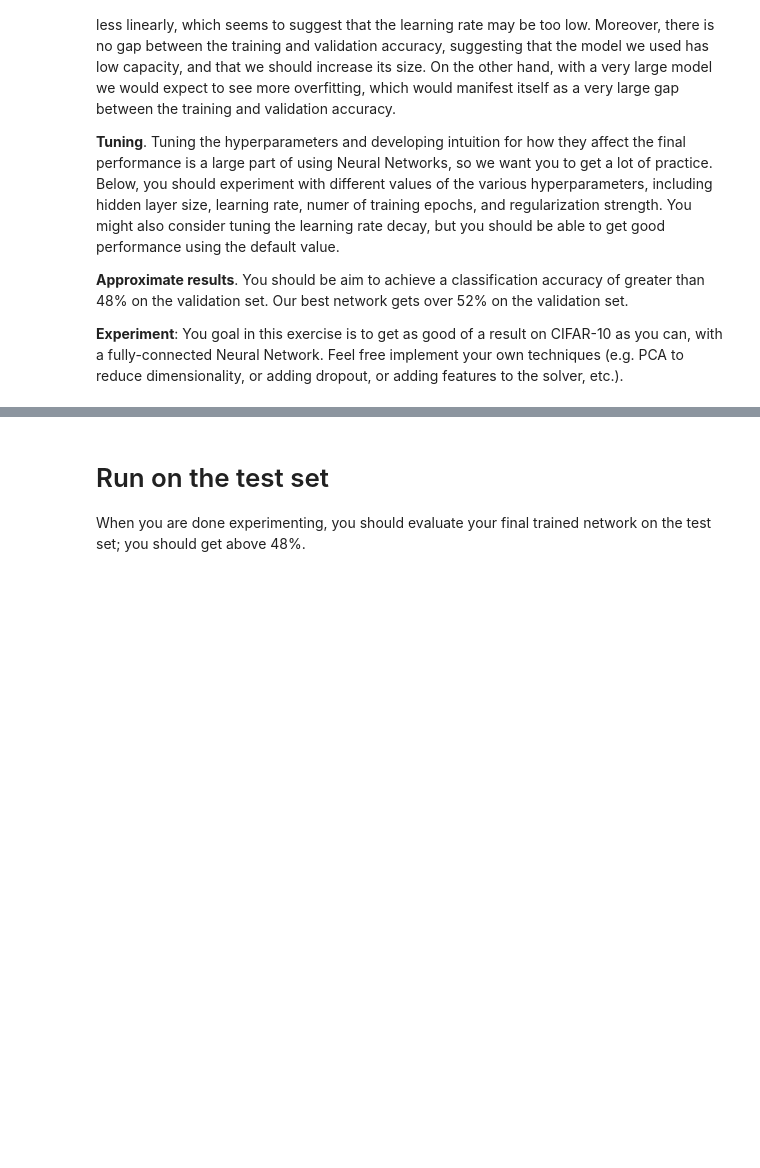
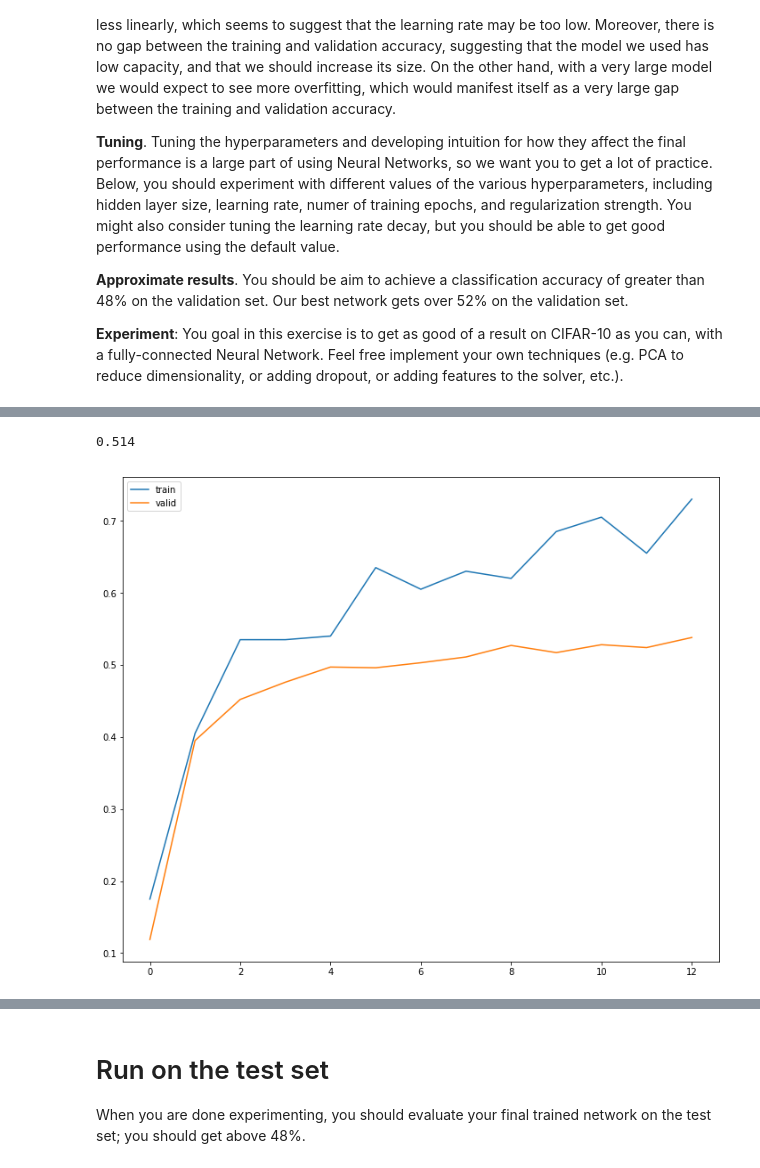
Before and after one commit to Howuhh/cs231n_2018, a Jupyter notebook: assignment1/two_layer_net.ipynb, the cells around one changed output, grey strips where cells are left out. Saved outputs shown, nothing was run; the diff lists cells and outputs as text; code cells hidden in the pictures; blank space fills up the shorter version.

Commit message:
assignment1: two layer net done

```diff
--- a/assignment1/two_layer_net.ipynb
+++ b/assignment1/two_layer_net.ipynb
@@ -337,0 +424,12 @@ show_net_weights(best_net)
+# %%
+params = {
+    "lr": 0.001,
+}
+# %%
+input_size = 32 * 32 * 3
+hidden_size = 2**7
+num_classes = 10
+# %%
+model = TwoLayerNet(input_size, hidden_size, num_classes)
+stats = model.train(X_train, y_train, X_val, y_val,
+                    learning_rate=params["lr"], num_iters=3000, verbose=True)
@@ -337,0 +454,11 @@ show_net_weights(best_net)
+# %%
+print(np.mean(y_val == model.predict(X_val)))
+# %% [output]
+0.514
+# %%
+plt.plot(stats["train_acc_history"], label="train")
+plt.plot(stats["val_acc_history"], label="valid")
+plt.legend()
+plt.show()
+# %% [output]
+[figure, added]
```
Also changed, not shown: parts of 17 cells of this notebook, 1 other file.
